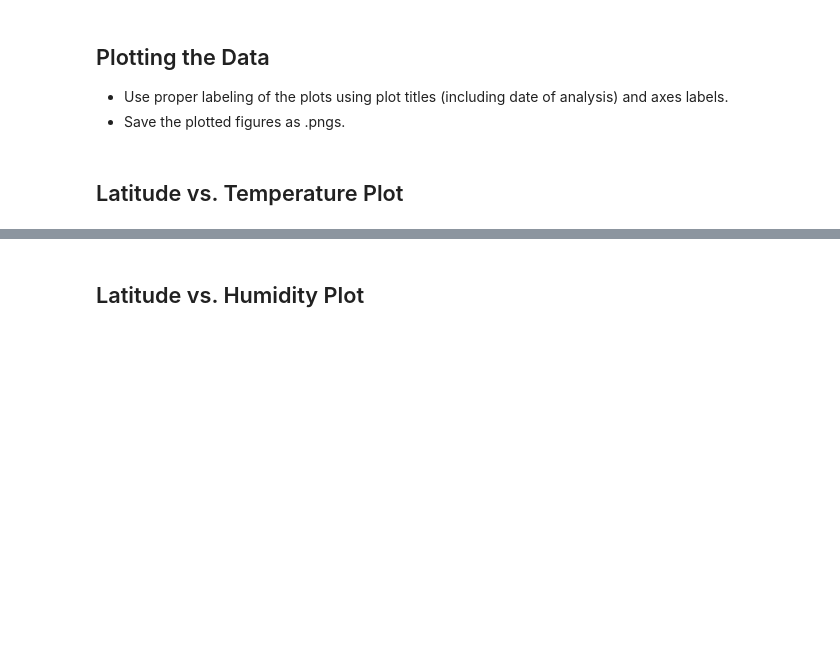
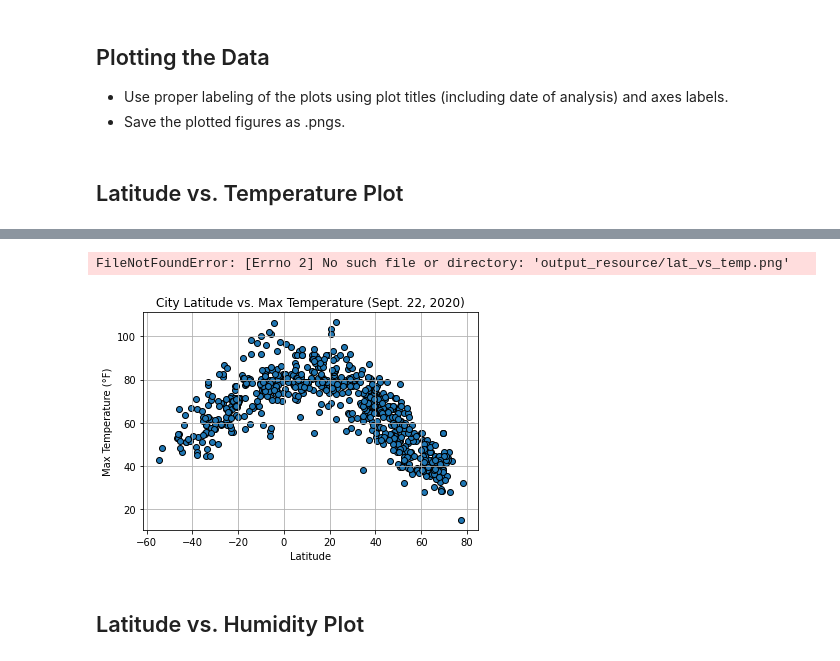
Before and after one commit to jdkwak1994/python-api-challenge, a Jupyter notebook: WeatherPy.ipynb, the cells around one changed output, grey strips where cells are left out. Drawn from its saved outputs; the diff is of its cells as text; code cells hidden in the pictures; blank space fills up the shorter version.

Commit message:
WeatherPy HW save 14:38 data

```diff
--- a/WeatherPy.ipynb
+++ b/WeatherPy.ipynb
@@ -183,3 +158,16 @@ Int64Index([], dtype='int64')
+# %%
+plt.scatter(city_data_df["Lat"], city_data_df["Max Temp"], edgecolor="black")
+plt.grid()
+
+plt.xlabel("Latitude")
+plt.ylabel("Max Temperature (°F)")
+plt.title("City Latitude vs. Max Temperature (Sept. 22, 2020)")
+
+plt.savefig("output_resource/lat_vs_temp.png")
+plt.show()
+# %% [output]
+FileNotFoundError: [Errno 2] No such file or directory: 'output_resource/lat_vs_temp.png'
+[figure, added]
 # %% [markdown]
 ## Latitude vs. Humidity Plot
 # %%
```
Also changed, not shown: parts of 9 cells of this notebook, 2 other files.
